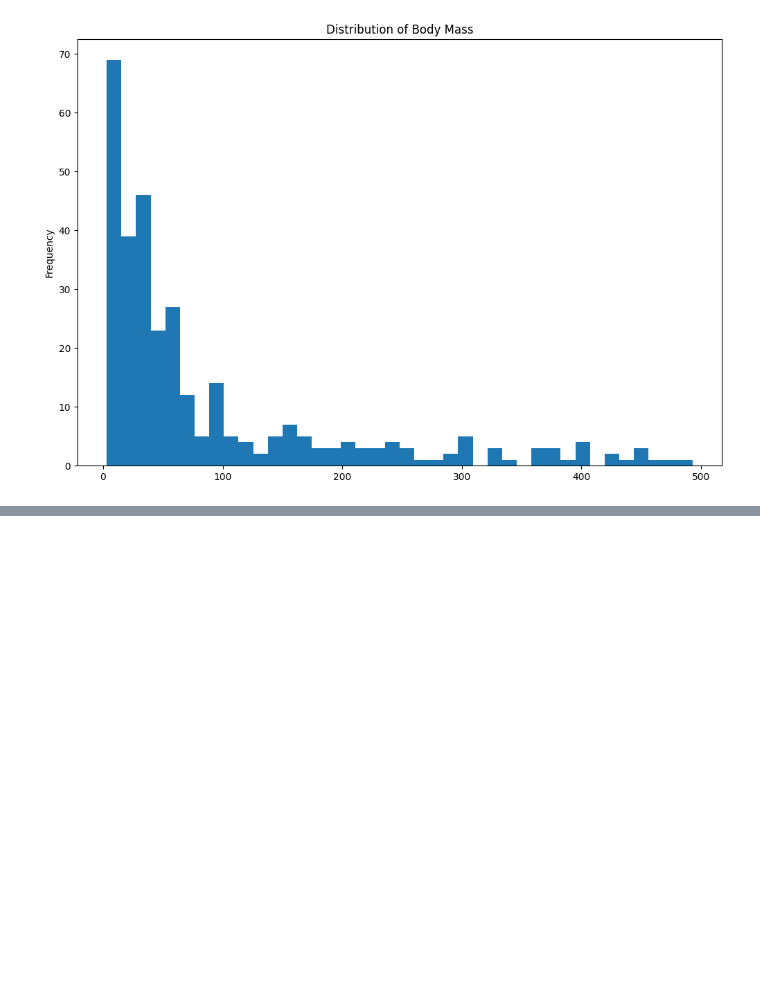
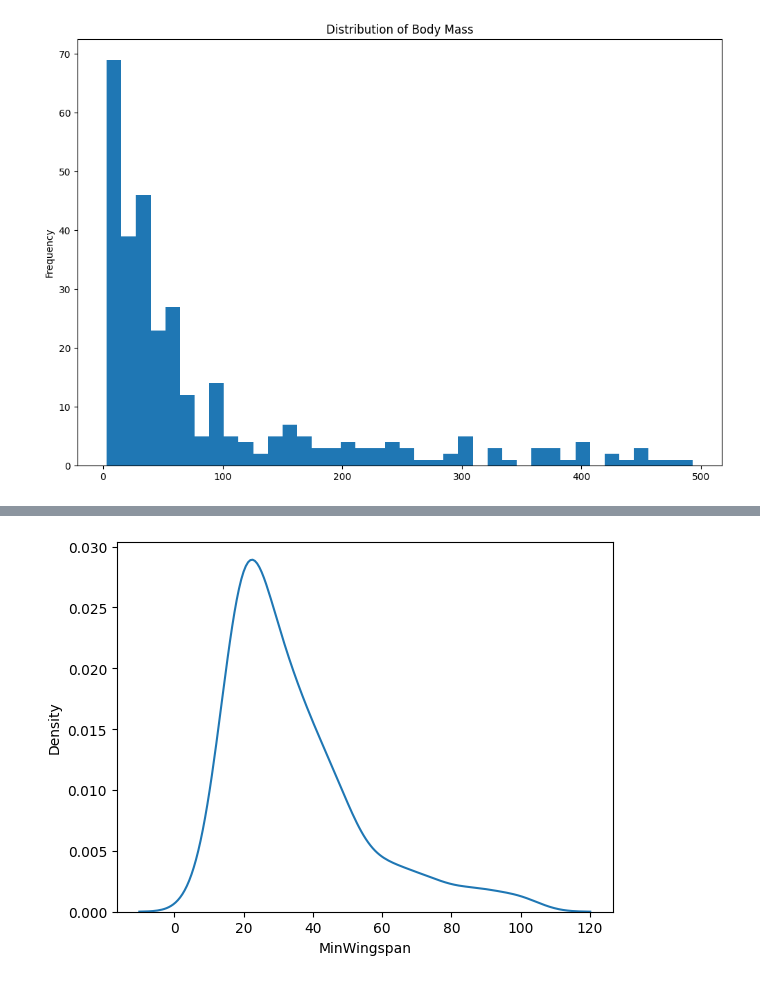
Before and after one commit to HABUDANHAYABK/ArewaDS-Machine-Learning, a Jupyter notebook: Data-Visualizations/Visualization-quantities/notebook.ipynb, the cells around one changed output, grey strips where cells are left out. Cells and saved outputs as stored; diff of their text form; code cells hidden in the pictures; blank space fills up the shorter version.

```diff
--- a/Data-Visualizations/Visualization-quantities/notebook.ipynb
+++ b/Data-Visualizations/Visualization-quantities/notebook.ipynb
@@ -81,0 +122,7 @@ plt.show()
+# %%
+import seaborn as sns
+
+sns.kdeplot(filteredbirds['MinWingspan'])
+plt.show()
+# %% [output]
+[figure, added]
```
Also changed, not shown: parts of 9 cells of this notebook.
